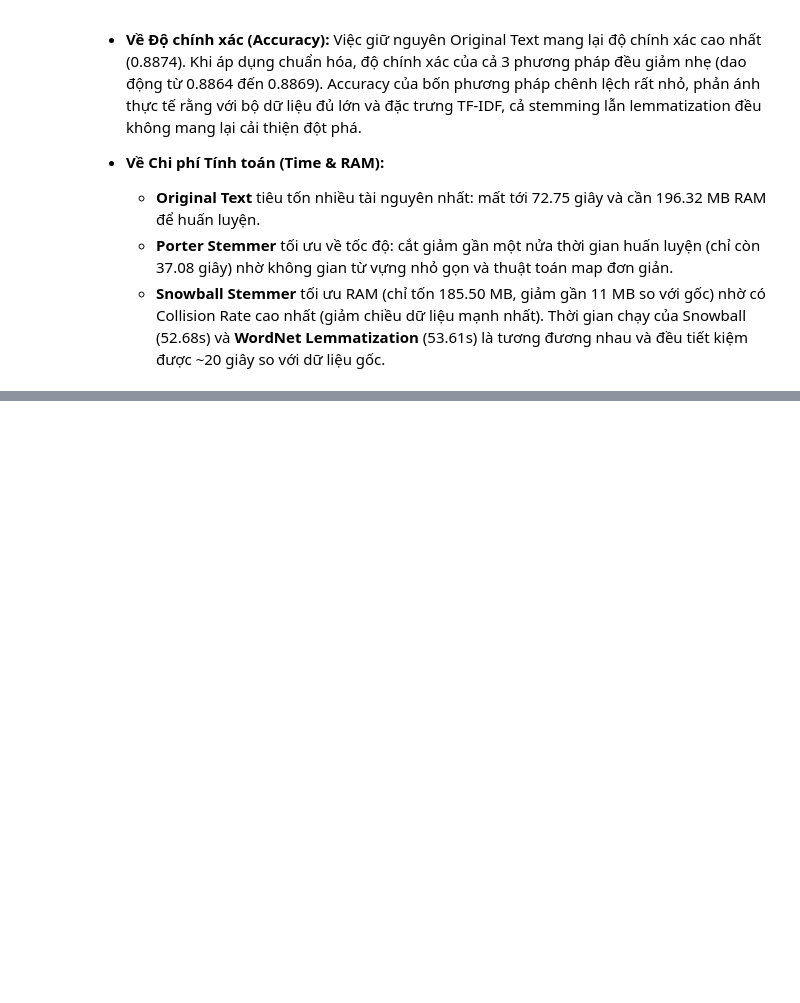
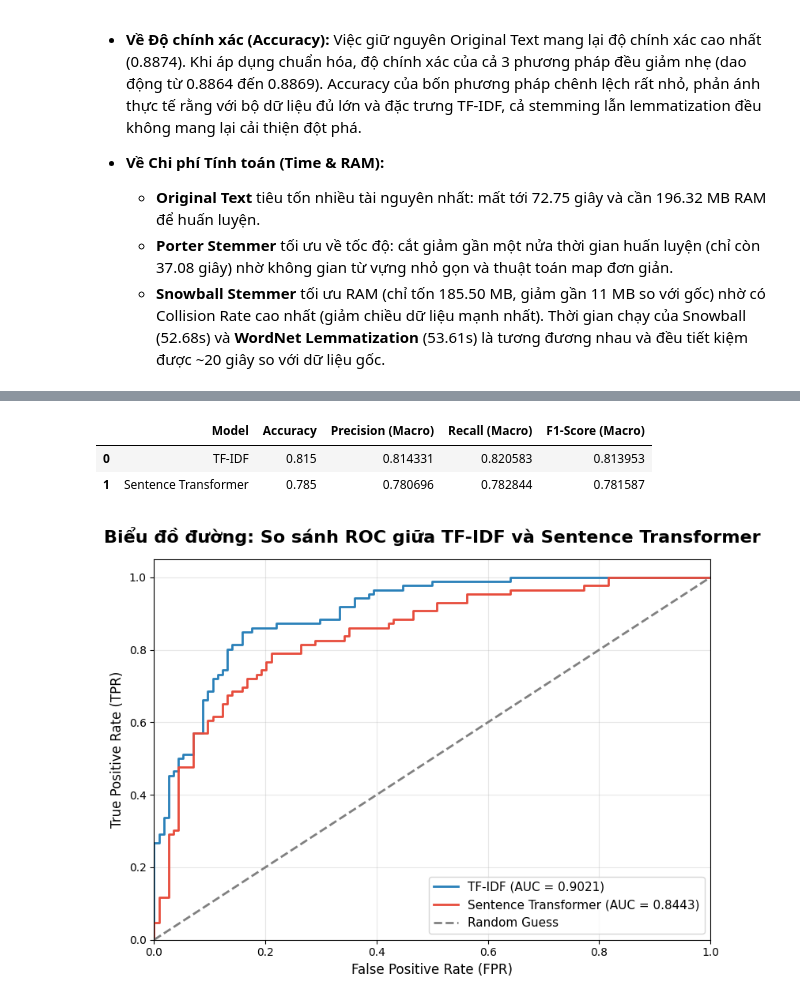
Before and after one commit to HungHiHung10/Lab01-Data-Mining, a Jupyter notebook: notebooks/06_Preprocessing_text.ipynb, the cells around one changed output, grey strips where cells are left out. Drawn from its saved outputs; the diff is of its cells as text; code cells hidden in the pictures; blank space fills up the shorter version.

```diff
--- a/notebooks/06_Preprocessing_text.ipynb
+++ b/notebooks/06_Preprocessing_text.ipynb
@@ -1070,0 +1364,49 @@ Cả ba phương pháp đều cho Silhouette Score cực kỳ thấp, dao độn
+# %%
+# Tạo list trống để chứa kết quả
+result_metrics = []
+result_ROC = []
+
+
+metrics_tfidf, roc_tfidf = evaluate_classification_modular(
+    X_train_sparse, X_test_sparse, y_train, y_test, "TF-IDF"
+)
+result_metrics.append(metrics_tfidf)
+result_ROC.append(roc_tfidf)
+
+
+metrics_st, roc_st = evaluate_classification_modular(
+    X_train_dense, X_test_dense, y_train, y_test, "Sentence Transformer"
+)
+result_metrics.append(metrics_st)
+result_ROC.append(roc_st)
+
+display(pd.DataFrame(result_metrics))
+# %% [output]
+|  | Model | Accuracy | Precision (Macro) | Recall (Macro) | F1-Score (Macro) |
+| 0 | TF-IDF | 0.815 | 0.814331 | 0.820583 | 0.813953 |
+| 1 | Sentence Transformer | 0.785 | 0.780696 | 0.782844 | 0.781587 |
+# %%
+def plot_roc(ROC):
+    plt.figure(figsize=(8, 6))
+
+    colors = ['#2980b9', '#e74c3c']
+
+    for i, data in enumerate(ROC):
+        plt.plot(data['FPR'], data['TPR'], color=colors[i], lw=2,
+                 label=f"{data['Model']} (AUC = {data['AUC']:.4f})")
+
+    plt.plot([0, 1], [0, 1], color='gray', lw=2, linestyle='--', label='Random Guess')
+
+    plt.xlim([0.0, 1.0])
+    plt.ylim([0.0, 1.05])
+    plt.xlabel('False Positive Rate (FPR)', fontsize=12)
+    plt.ylabel('True Positive Rate (TPR)', fontsize=12)
+    plt.title('Biểu đồ đường: So sánh ROC giữa TF-IDF và Sentence Transformer', fontsize=16, fontweight='bold', pad=15)
+    plt.legend(loc="lower right", fontsize=11)
+    plt.grid(alpha=0.3)
+    plt.tight_layout()
+    plt.show()
+# %%
+plot_roc(result_ROC)
+# %% [output]
+[figure, added]
```
Also changed, not shown: parts of 34 cells of this notebook.
